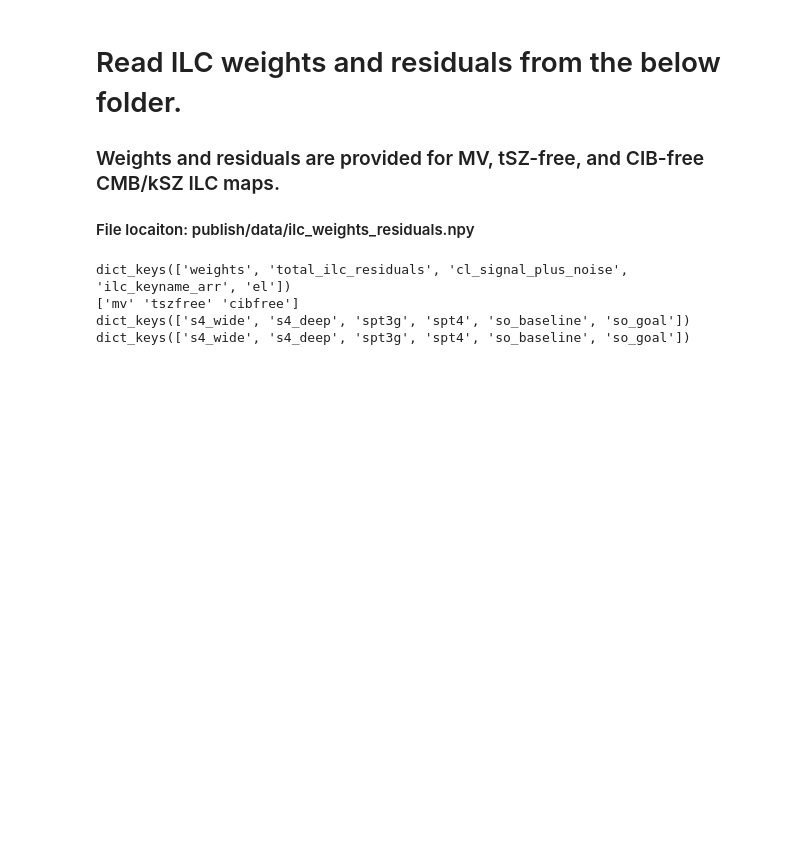
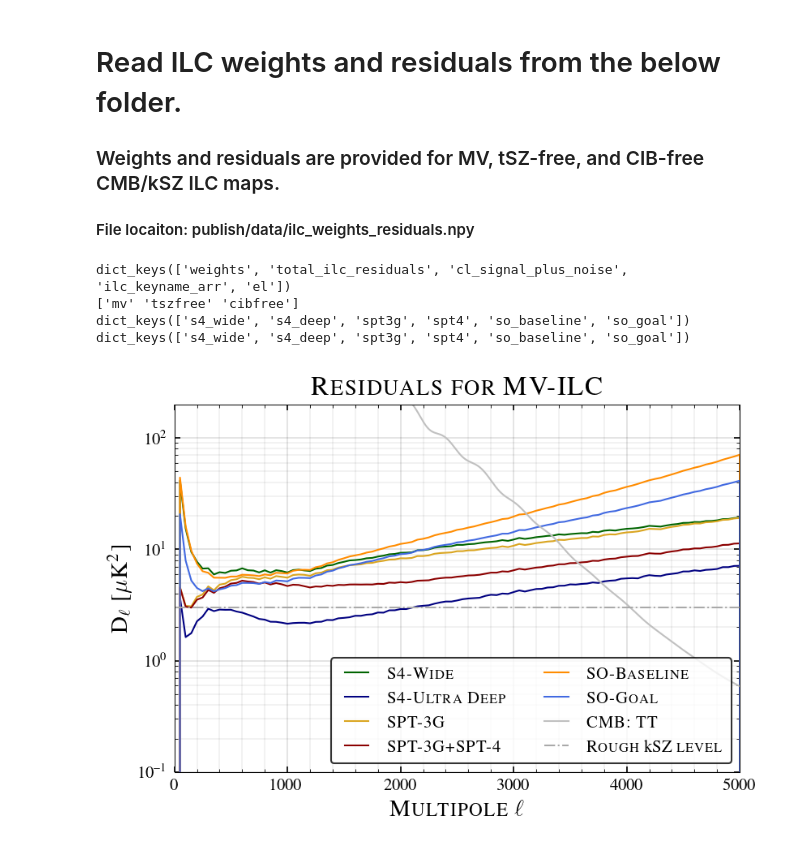
Before and after one commit to sriniraghunathan/cross_ilc_methods_paper, a Jupyter notebook: s1_read_ilc_weights_residuals_and_make_plots.ipynb, the cells around one changed output. Cells and saved outputs as stored; diff of their text form; code cells hidden in the pictures; blank space fills up the shorter version.

```diff
--- a/s1_read_ilc_weights_residuals_and_make_plots.ipynb
+++ b/s1_read_ilc_weights_residuals_and_make_plots.ipynb
@@ -87,34 +87,36 @@ for expname in total_ilc_residuals_dict:
         binned_total_ilc_residual_mv = np.interp( binned_els, els, total_ilc_residual_mv)
         plot(binned_els, binned_dl_fac * binned_total_ilc_residual_mv, lw = 1., color = colorval, label = r'\textsc{%s}' %(expname))
 
 #CMB and expected kSZ level
 plot(el_camb, dl_fac_camb * cl_TT, lw = 1., color = 'silver', label = r'\textsc{CMB: TT}')
 axhline(3., lw = 1., color = 'darkgray', ls ='-.', label = r'\textsc{Rough {\rm kSZ} level}')
 
 #title
 title_str = r'\textsc{Residuals for %s-ILC' %(ilc_keyname_dict[reqd_ilc_keyname])
 title(title_str, fontsize = fsval+2)
 
 #legend
-legend(loc = 4, fontsize = fsval-3, ncol = 2)
+legend(loc = 4, fontsize = fsval-4, ncol = 2)
 
 #labels
 xlabel(r'\textsc{Multipole $\ell$}', fontsize = fsval)
 ylabel(r'\textsc{D$_{\ell}$ [$\mu$K$^{2}$]}', fontsize = fsval)
 
 #limits
 xmin, xmax = 0, 5000.
 ymin, ymax = 0.1, 2e2
 xlim(xmin, xmax); ylim(ymin, ymax)
 
 #grid
 grid(which = 'major', axis = 'both', lw = 0.1, color = 'black')
 grid(which = 'minor', axis = 'both', lw = 0.05, color = 'black')
 
 #save
 plname = 'plots/ilc_residuals_mv.png'
 savefig(plname, dpi = 200.)
 show()
+# %% [output]
+[figure, added]
 # %%
 #read and show weights
 reqd_ilc_keynme = 'mv'
```
Also changed, not shown: parts of 1 cell of this notebook, 1 other file.
